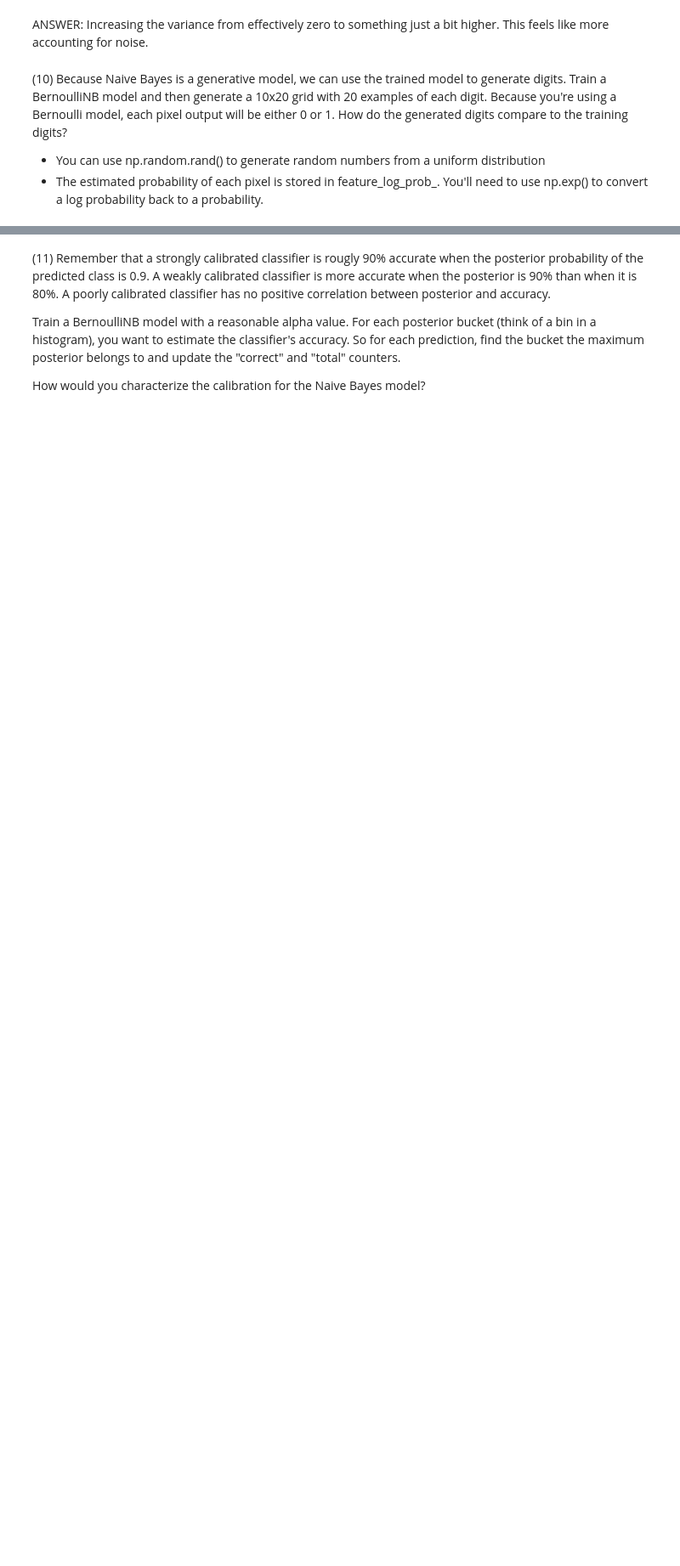
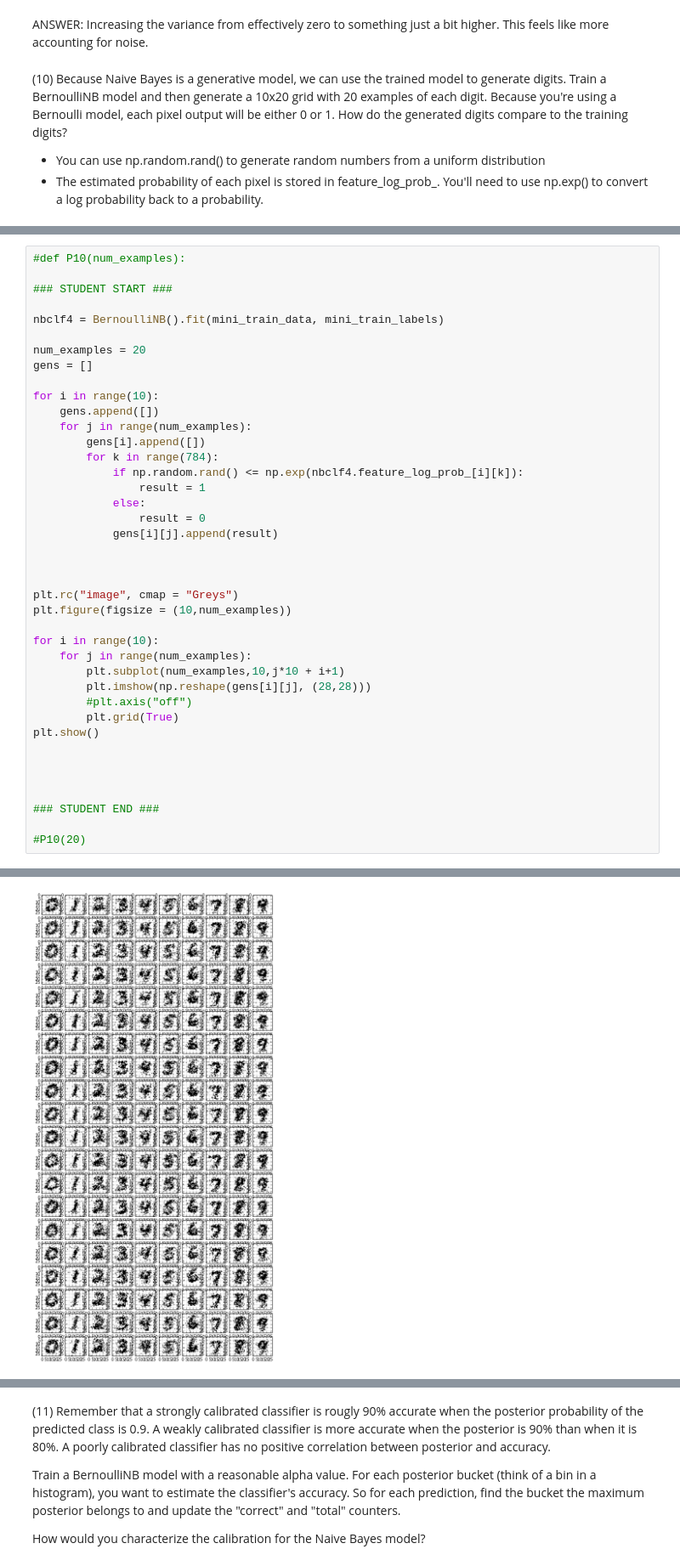
Before and after one commit to dails08/finna-be-avenger, a Jupyter notebook: chris_dailey_p1.ipynb, the cells around one changed output, grey strips where cells are left out. Shown at 85% size. Saved outputs shown, nothing was run; the diff lists cells and outputs as text; blank space fills up the shorter version.

```diff
--- a/chris_dailey_p1.ipynb
+++ b/chris_dailey_p1.ipynb
@@ -512,0 +502,41 @@ ANSWER:
+# %%
+#def P10(num_examples):
+
+### STUDENT START ###
+
+nbclf4 = BernoulliNB().fit(mini_train_data, mini_train_labels)
+
+num_examples = 20
+gens = []
+
+for i in range(10):
+    gens.append([])
+    for j in range(num_examples):
+        gens[i].append([])
+        for k in range(784):
+            if np.random.rand() <= np.exp(nbclf4.feature_log_prob_[i][k]):
+                result = 1
+            else:
+                result = 0
+            gens[i][j].append(result)
+
+
+
+plt.rc("image", cmap = "Greys")
+plt.figure(figsize = (10,num_examples))
+
+for i in range(10):
+    for j in range(num_examples):
+        plt.subplot(num_examples,10,j*10 + i+1)
+        plt.imshow(np.reshape(gens[i][j], (28,28)))
+        #plt.axis("off")
+        plt.grid(True)
+plt.show()
+
+
+
+
+### STUDENT END ###
+
+#P10(20)
+# %% [output]
@@ -512,0 +556 @@ ANSWER:
+[figure, added]
```
Also changed, not shown: parts of 7 cells of this notebook.
